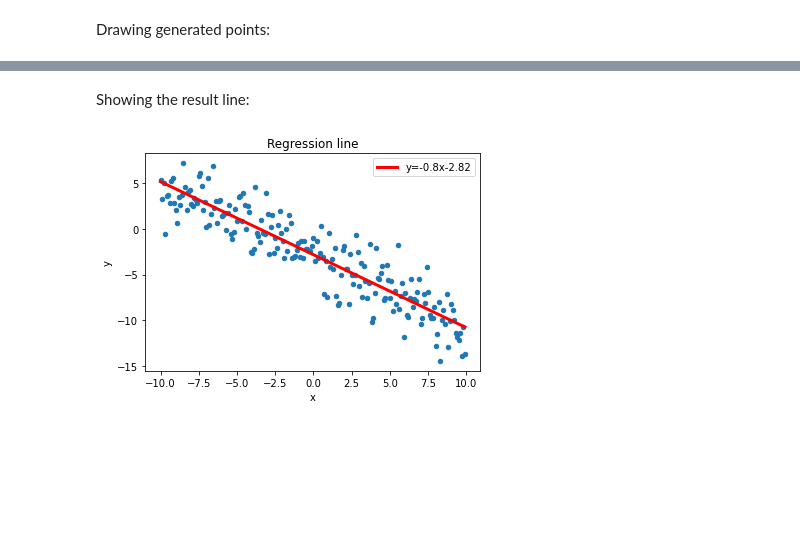
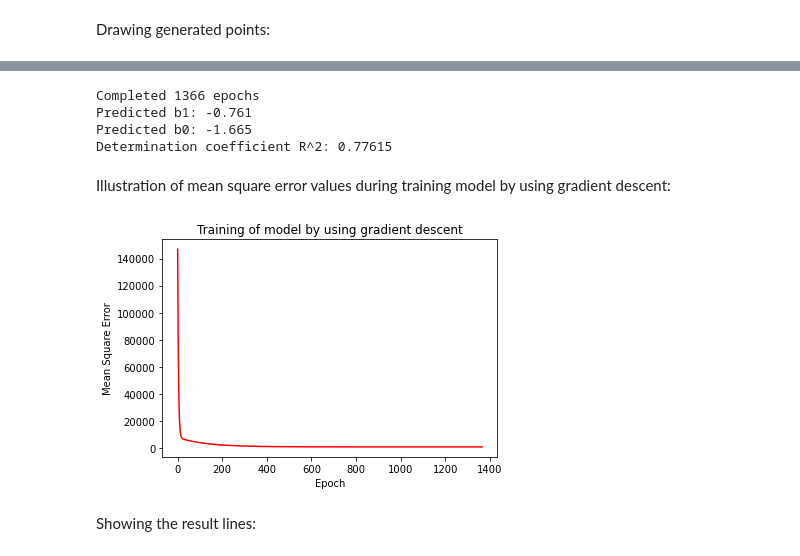
Before and after one commit to ArTeMkA-B/Learning-ML, a Jupyter notebook: Linear Regression.ipynb, the cells around one changed output, grey strips where cells are left out. Cells and saved outputs as stored; diff of their text form; code cells hidden in the pictures; blank space fills up the shorter version.

```diff
--- a/Linear Regression.ipynb
+++ b/Linear Regression.ipynb
@@ -85,12 +93,46 @@ Predicted b: -2.82
+# %%
+save_step = 50
+epoсhs = 100000
+alpha = 0.00001
+stop_diff = 0.001
+
+b_history = []
+errors = [math.inf]
+b_pred_2 = np.array([np.random.uniform(-5, 5) for i in range(2)])
+
+for i in range(epoсhs):
+    y_pred = [b_pred_2[1] * i + b_pred_2[0] for i in x]
+    errors.append(MSE(y, y_pred))
+    if abs(errors[-1] - errors[-2]) < stop_diff:
+        break
+    b_pred_2[0] -= alpha * b0_grad(y, y_pred)
+    b_pred_2[1] -= alpha * b1_grad(y, y_pred, x)
+    if i % save_step == 20:
+        b_history.append([b_pred_2[0], b_pred_2[1]])
+
+completed_epochs = i + 1
+b_history.append([b_pred_2[0], b_pred_2[1]])
+b_pred_2 = [round(elem, 3) for elem in b_pred_2]
+r_2 = determination_coeff(y, b_pred_2)
+print("Completed {} epochs".format(completed_epochs))
+print_result(y, b_pred_2, r_2)
+#print("Saved temporary points:", len(b_history))
+# %% [output]
+Completed 1366 epochs
+Predicted b1: -0.761
+Predicted b0: -1.665
+Determination coefficient R^2: 0.77615
+# %% [markdown]
+Illustration of mean square error values during training model by using gradient descent:
+# %%
+plt.plot([i for i in range(completed_epochs)], errors[1:], 'r')
+plt.title("Training of model by using gradient descent")
+plt.xlabel("Epoch")
+plt.ylabel("Mean Square Error")
+#plt.xlim(0, 200)
+#plt.ylim(0, 1000)
+plt.show()
+# %% [output]
+[figure, added]
 # %% [markdown]
-Showing the result line:
+Showing the result lines:
-# %%
-plt.scatter(x, y, s=20)
-plt.title("Regression line")
-plt.xlabel("x")
-plt.ylabel("y")
-plt.plot(x, [k_pred * i + b_pred for i in x], "r", linewidth=3, label="y="+str(k_pred)+"x{:+}".format(b_pred))
-plt.legend()
-plt.show()
-# %% [output]
-[figure, removed]
```
Also changed, not shown: parts of 23 cells of this notebook.
